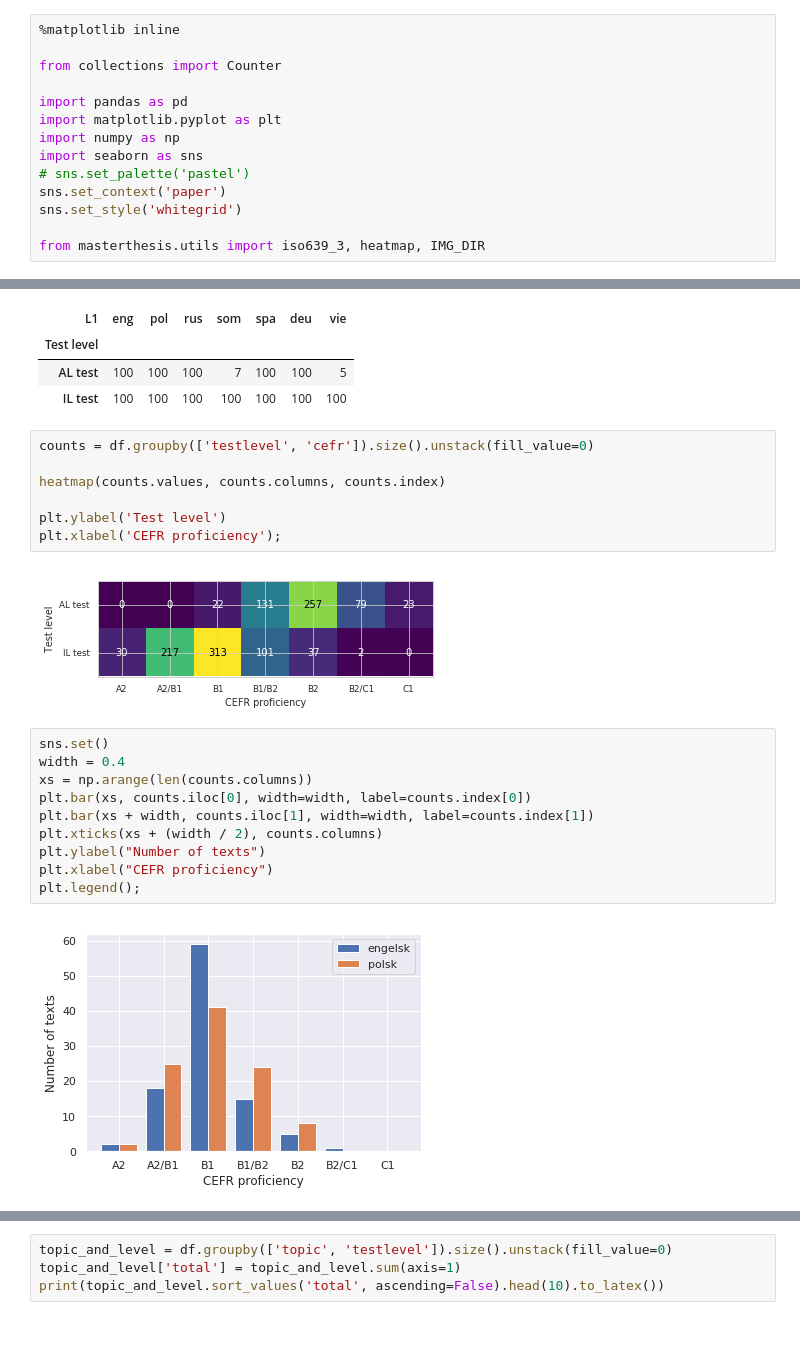
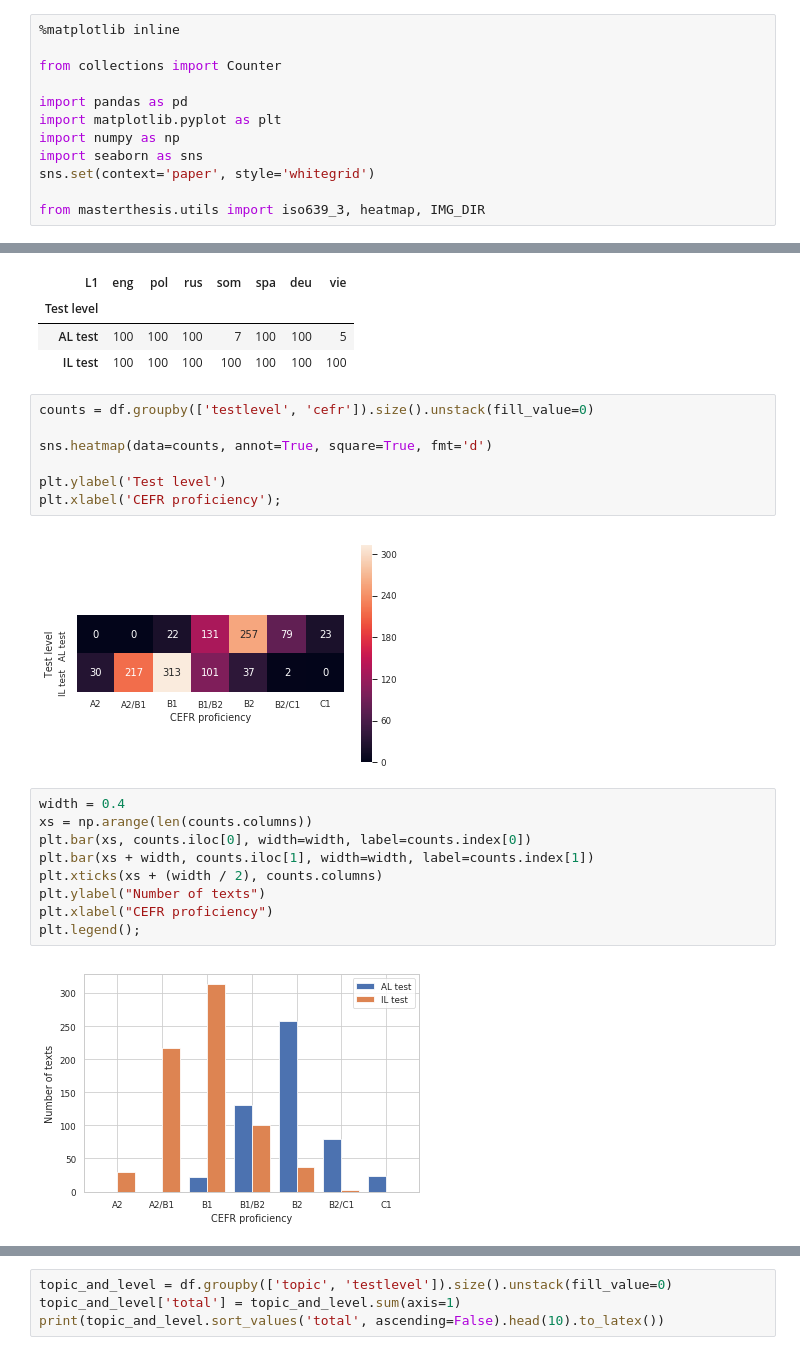
Before and after one commit to PhyloStar/NorskASK, a Jupyter notebook: notebooks/Analyze metadata.ipynb, the cells around one changed output, grey strips where cells are left out. Saved outputs shown, nothing was run; the diff lists cells and outputs as text.

Commit message:
wildly stylish plots

```diff
--- a/notebooks/Analyze metadata.ipynb
+++ b/notebooks/Analyze metadata.ipynb
@@ -7,9 +7,7 @@ import pandas as pd
 import matplotlib.pyplot as plt
 import numpy as np
 import seaborn as sns
-# sns.set_palette('pastel')
-sns.set_context('paper')
-sns.set_style('whitegrid')
+sns.set(context='paper', style='whitegrid')
 
 from masterthesis.utils import iso639_3, heatmap, IMG_DIR
 # %%
@@ -56,14 +55,13 @@ counts
 # %%
 counts = df.groupby(['testlevel', 'cefr']).size().unstack(fill_value=0)
 
-heatmap(counts.values, counts.columns, counts.index)
+sns.heatmap(data=counts, annot=True, square=True, fmt='d')
 
 plt.ylabel('Test level')
 plt.xlabel('CEFR proficiency');
 # %% [output]
-[figure, old version]
+[figure, new version]
 # %%
-sns.set()
 width = 0.4
 xs = np.arange(len(counts.columns))
 plt.bar(xs, counts.iloc[0], width=width, label=counts.index[0])
@@ -73,7 +71,7 @@ plt.ylabel("Number of texts")
 plt.xlabel("CEFR proficiency")
 plt.legend();
 # %% [output]
-[figure, old version]
+[figure, new version]
 # %%
 groups = df.groupby('testlevel')
 fig, axes = plt.subplots(1, 2)
```
Also changed, not shown: parts of 6 cells of this notebook, 8 other files.
